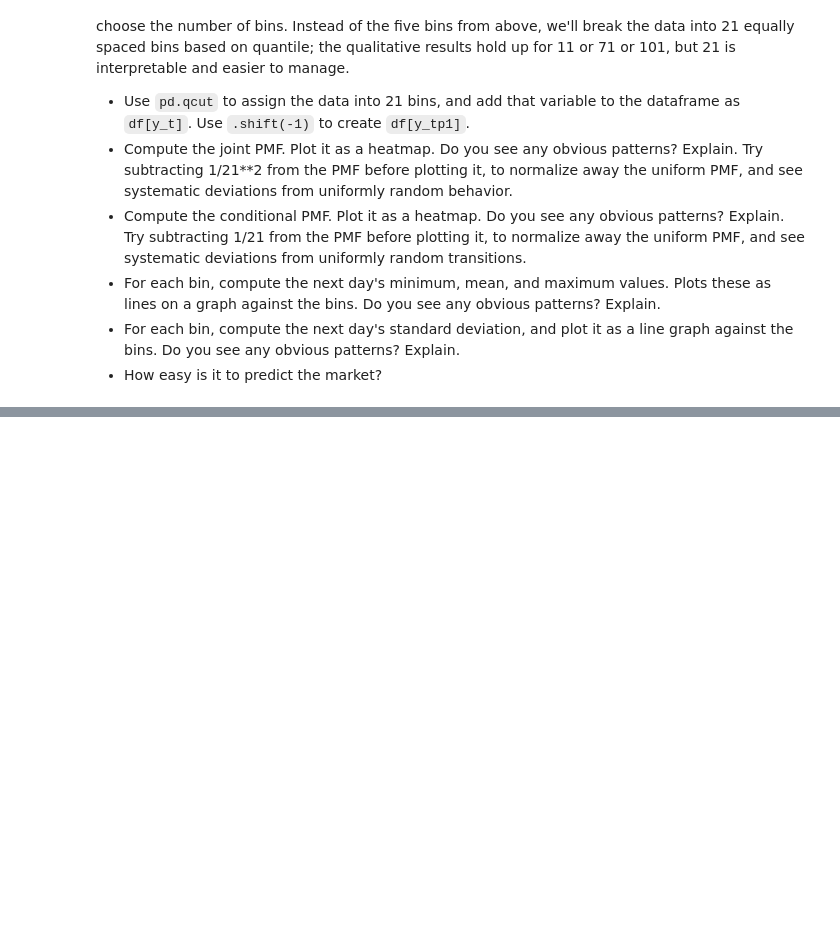
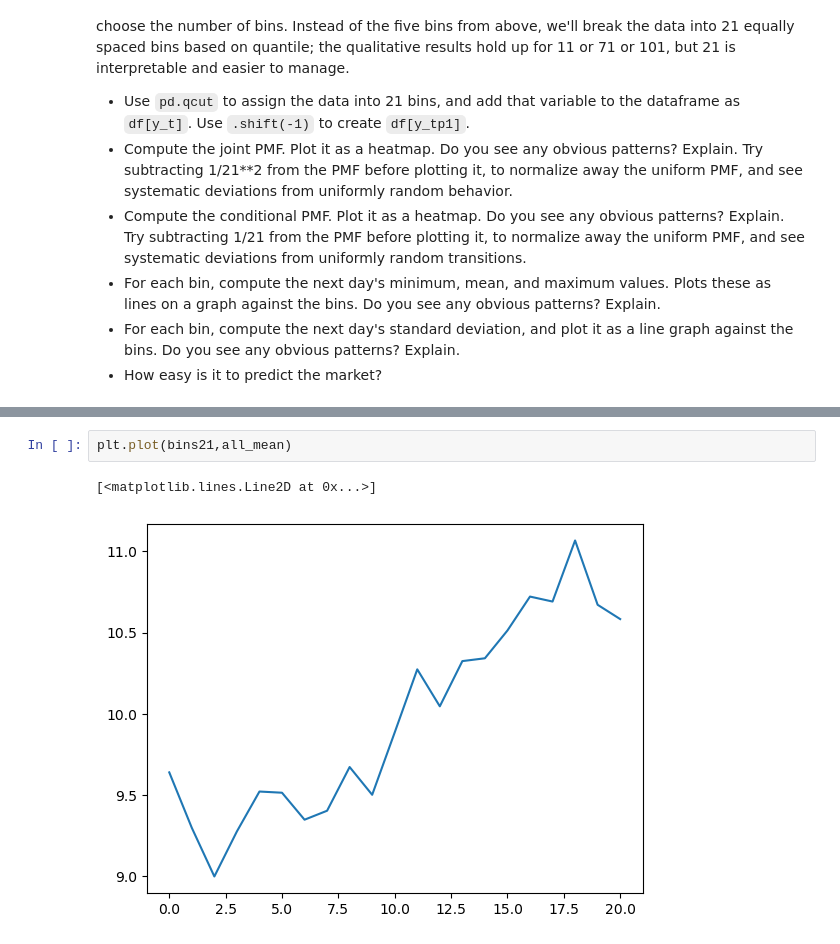
Before and after one commit to sayuri005/uu_markov, a Jupyter notebook: lab_1/lab.ipynb, the cells around one changed output, grey strips where cells are left out. Saved outputs shown, nothing was run; the diff lists cells and outputs as text; blank space fills up the shorter version.

```diff
--- a/lab_1/lab.ipynb
+++ b/lab_1/lab.ipynb
@@ -80,0 +272,5 @@ The choice of five bins was arbitrary. For more realistic or complex models, we'
+# %%
+plt.plot(bins21,all_mean)
+# %% [output]
+[<matplotlib.lines.Line2D at 0x...>]
+[figure, added]
```
Also changed, not shown: parts of 33 cells of this notebook.
